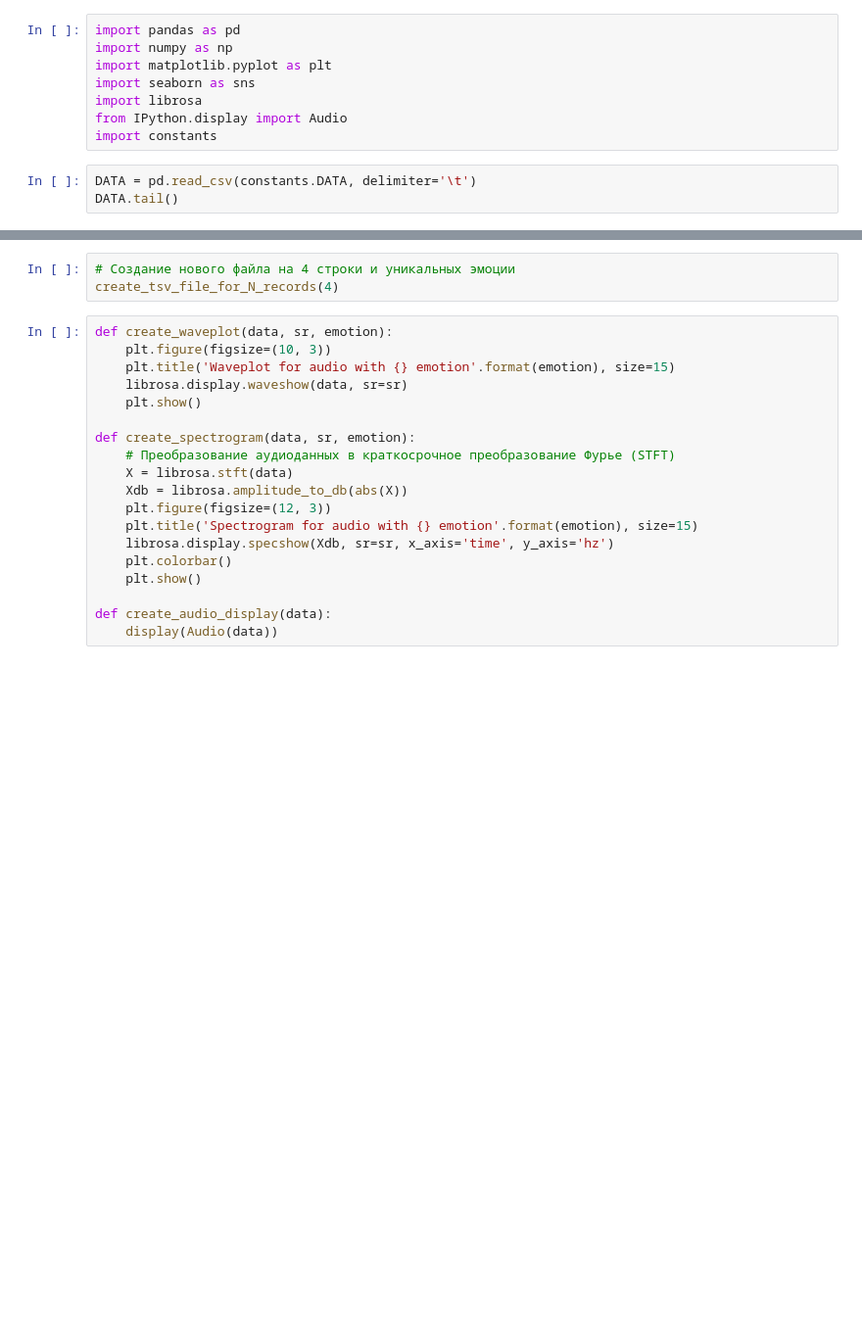
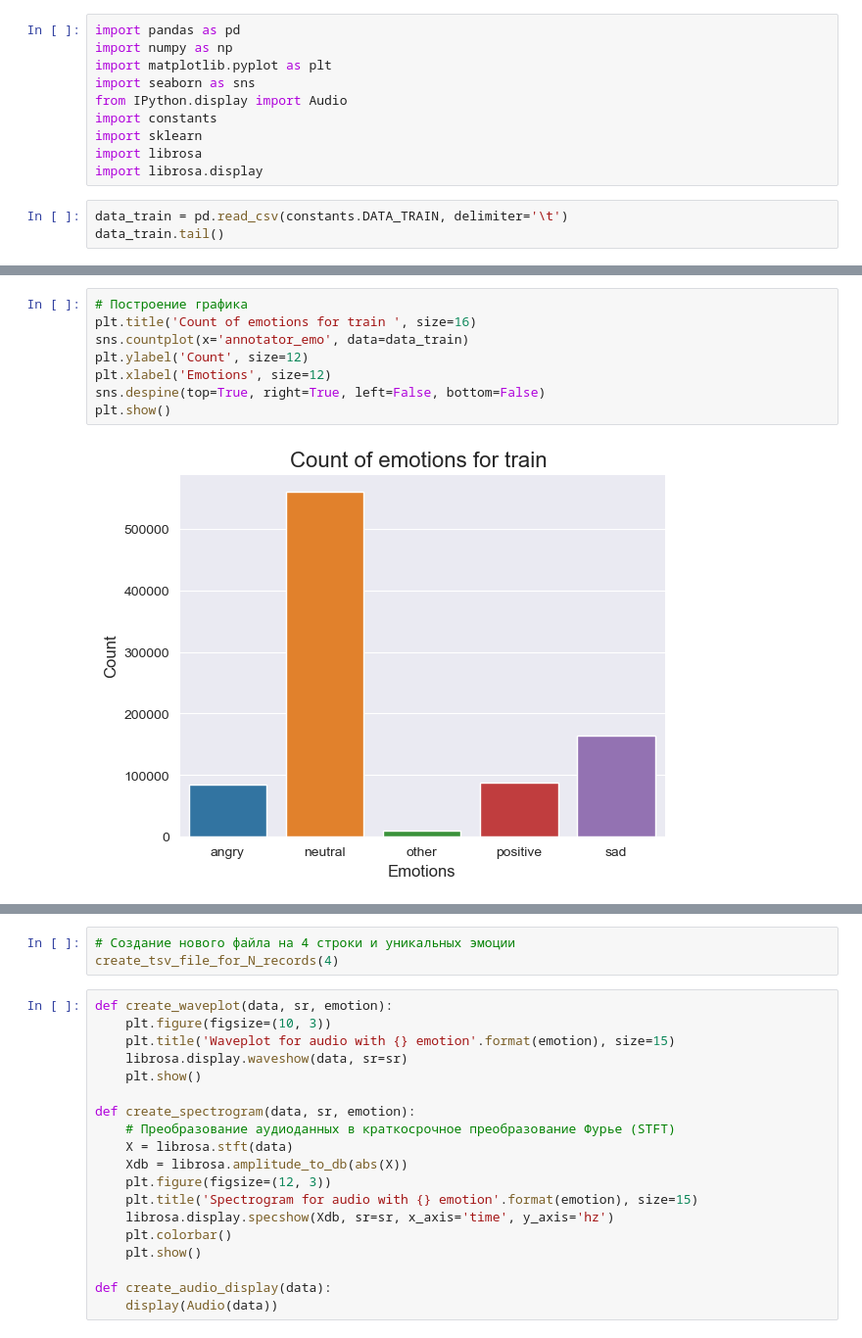
Before and after one commit to SeraphimPentin/SER_fqw, a Jupyter notebook: src/data.ipynb, the cells around one changed output, grey strips where cells are left out. Shown at 98% size. Cells and saved outputs as stored; diff of their text form; blank space fills up the shorter version.

```diff
--- a/src/data.ipynb
+++ b/src/data.ipynb
@@ -3,12 +3,14 @@ import pandas as pd
 import numpy as np
 import matplotlib.pyplot as plt
 import seaborn as sns
-import librosa
 from IPython.display import Audio
 import constants
+import sklearn
+import librosa
+import librosa.display
 # %%
-DATA = pd.read_csv(constants.DATA, delimiter='\t')
-DATA.tail()
+data_train = pd.read_csv(constants.DATA_TRAIN, delimiter='\t')
+data_train.tail()
 # %% [output]
 |  | hash_id | audio_path | duration | annotator_emo | golden_emo | annotator_id | speaker_text | speaker_emo | ... |
 | 906948 | dc1e379757b50ea57ba0d86fa2cfbc2e | wavs/dc1e379757b50ea57ba0d86fa2cf... | 4.159625 | sad | 2.0 | cff125aa5153b7677dd28377337dcd2f | индийские фильмы индийские | sad | ... |
@@ -16,3 +18,13 @@ DATA.tail()
 | 906950 | b5dd4c4fd8f9e1f6f2b77041e0a69fe4 | wavs/b5dd4c4fd8f9e1f6f2b77041e0a6... | 2.722938 | neutral | 2.0 | 6a059476b07f0467b9474fc47537784e | смотреть ужасы про крыс | sad | ... |
 | 906951 | 593277832bed252bf5f321223d5d08f4 | wavs/593277832bed252bf5f321223d5d... | 3.349000 | neutral | NaN | 6a059476b07f0467b9474fc47537784e | мороженщик в реальной жизни | neutral | ... |
 | 906952 | 875a934947d3212d76afe782c4e2ca09 | wavs/875a934947d3212d76afe782c4e2... | 3.320000 | angry | 4.0 | 6a059476b07f0467b9474fc47537784e | NaN | NaN | ... |
+# %%
+# Построение графика
+plt.title('Count of emotions for train ', size=16)
+sns.countplot(x='annotator_emo', data=data_train)
+plt.ylabel('Count', size=12)
+plt.xlabel('Emotions', size=12)
+sns.despine(top=True, right=True, left=False, bottom=False)
+plt.show()
+# %% [output]
+[figure, added]
```
Also changed, not shown: parts of 8 cells of this notebook, 1 other file.
